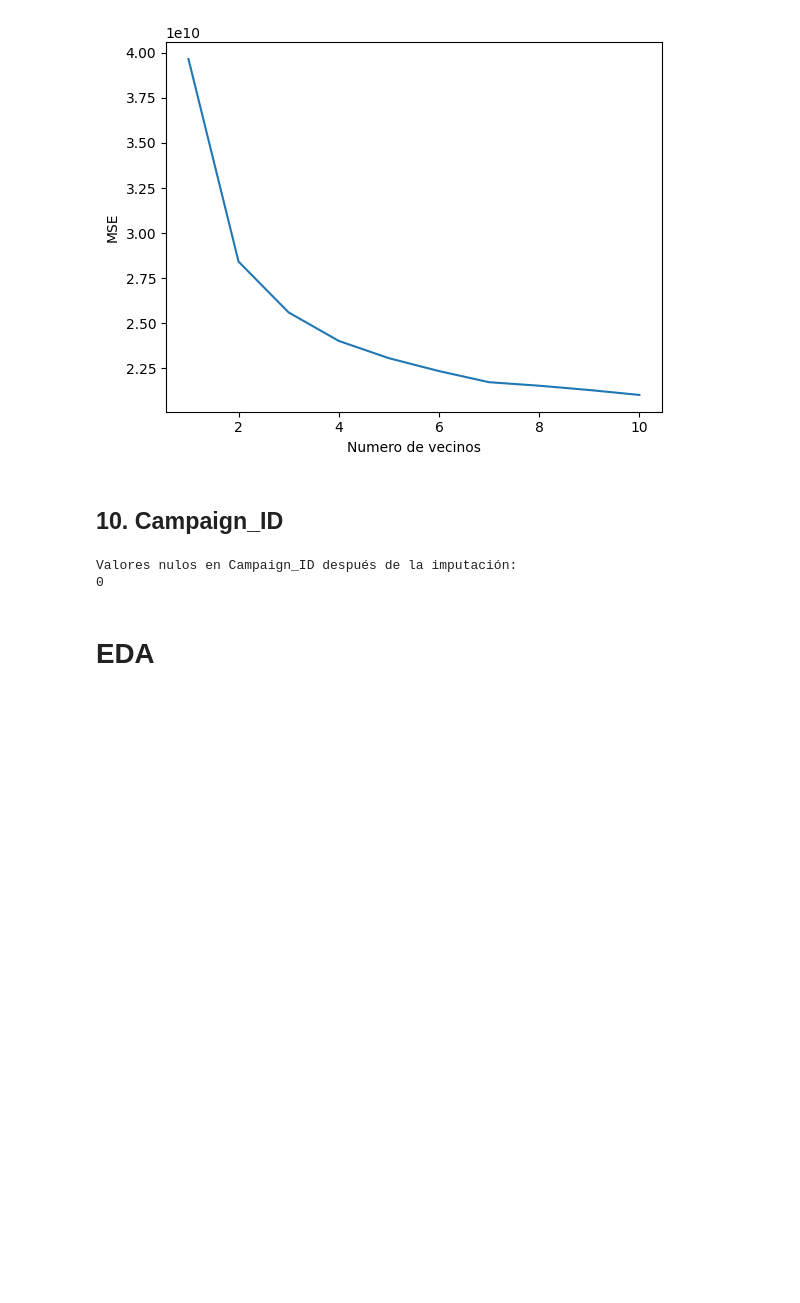
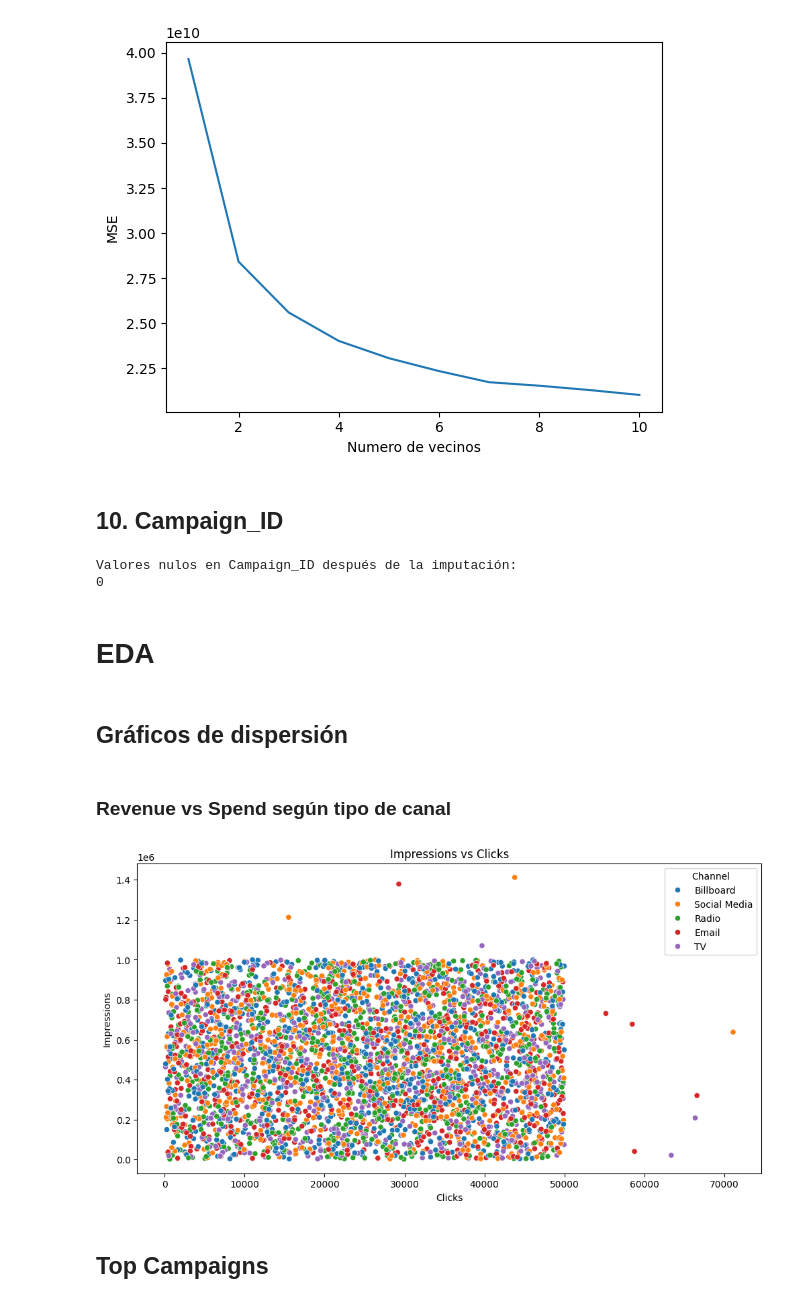
Before and after one commit to Germandcont/Data_Analysis_Project, a Jupyter notebook: Notebooks/Notebook.ipynb, the cells around one changed output. Saved outputs shown, nothing was run; the diff lists cells and outputs as text; code cells hidden in the pictures; blank space fills up the shorter version.

```diff
--- a/Notebooks/Notebook.ipynb
+++ b/Notebooks/Notebook.ipynb
@@ -1087,3 +1087,17 @@ Valores nulos en Campaign_ID después de la imputación:
 0
 # %% [markdown]
 # EDA
+# %% [markdown]
+## Gráficos de dispersión
+# %% [markdown]
+### Revenue vs Spend según tipo de canal
+# %%
+# Grafico de dispersion de Clicks vs Impressions dependiendo del product_category
+plt.figure(figsize=(12, 6))
+sns.scatterplot(x='Clicks', y='Impressions', data=df, hue='Channel')
+plt.title('Impressions vs Clicks')
+plt.show()
+# %% [output]
+[figure, added]
+# %% [markdown]
+## Top Campaigns
```
Also changed, not shown: parts of 9 cells of this notebook.
